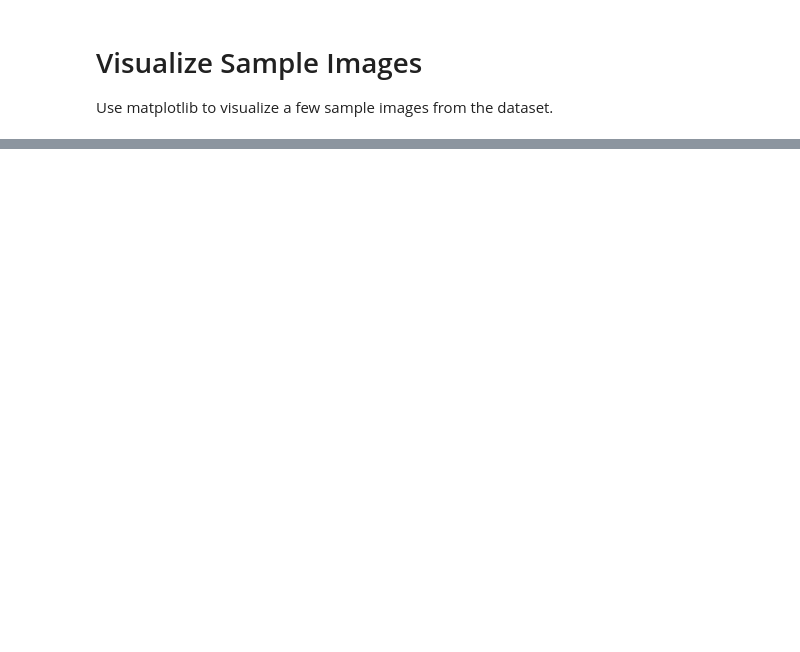
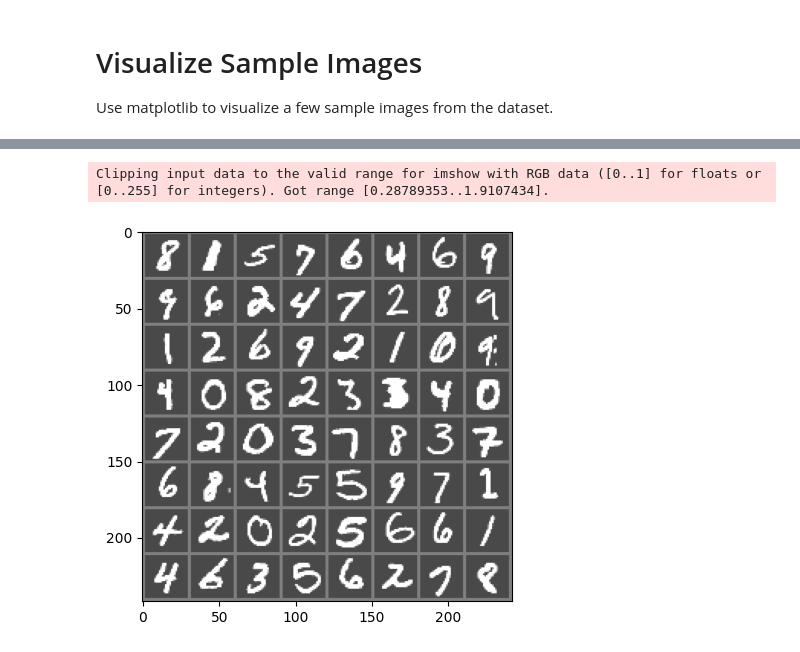
Before and after one commit to aaronhan223/watch, a Jupyter notebook: Podkopaev & Ramdas Code/mnist_watch.ipynb, the cells around one changed output, grey strips where cells are left out. Drawn from its saved outputs; the diff is of its cells as text; code cells hidden in the pictures; blank space fills up the shorter version.

```diff
--- a/Podkopaev & Ramdas Code/mnist_watch.ipynb
+++ b/Podkopaev & Ramdas Code/mnist_watch.ipynb
@@ -149,0 +210,10 @@ print(' '.join(f'{labels[j]}' for j in range(8)))
+# %%
+# Get some random training images
+dataiter = iter(train_loader)
+images, labels = next(dataiter)
+
+# Show images
+imshow(torchvision.utils.make_grid(images))
+# %% [output]
+Clipping input data to the valid range for imshow with RGB data ([0..1] for floats or [0..255] for integers). Got range [0.28789353..1.9107434].
+[figure, added]
```
Also changed, not shown: parts of 7 cells of this notebook, 3 other files.
